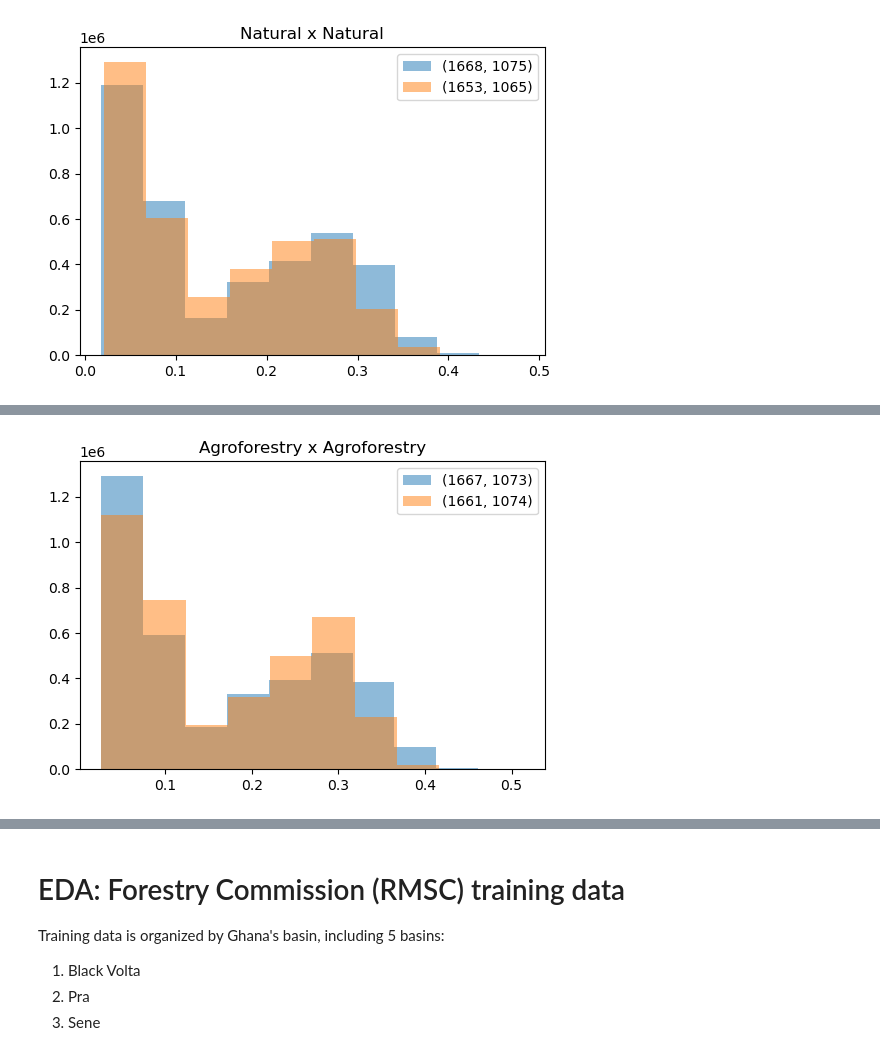
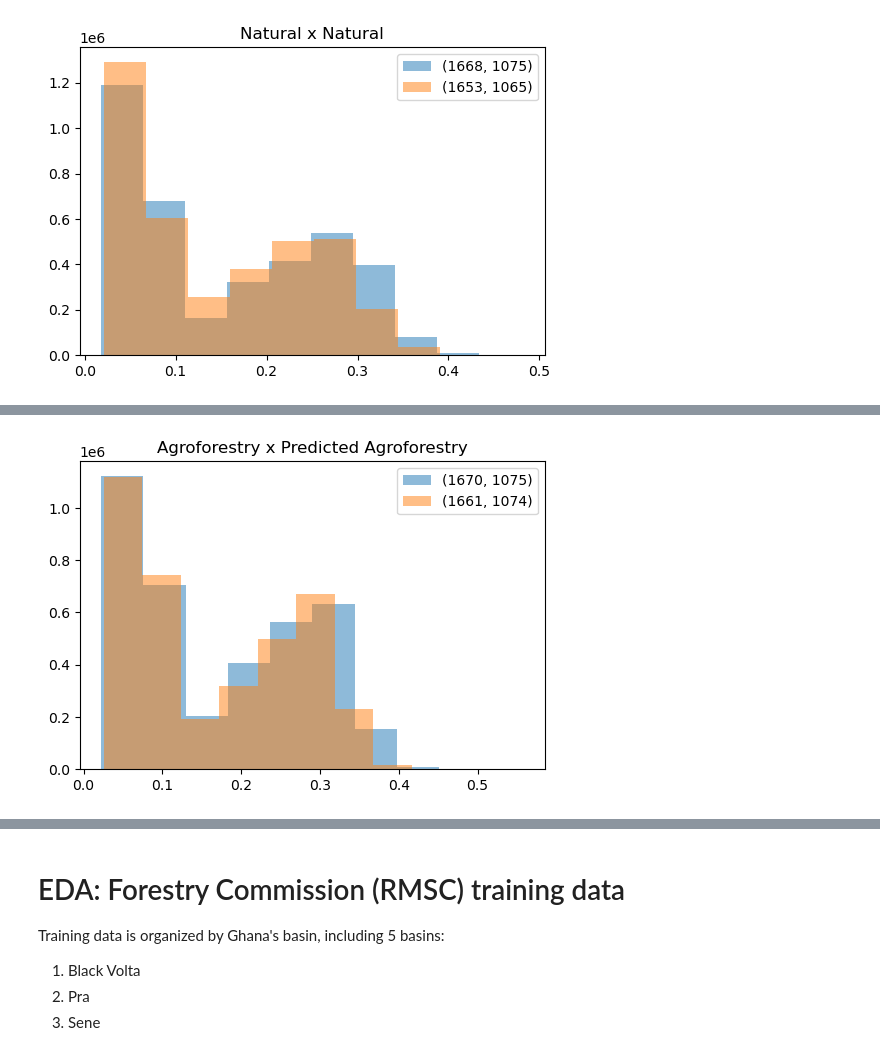
Before and after one commit to wri/plantation_classifier, a Jupyter notebook: notebooks/training_data_eda.ipynb, the cells around one changed output, grey strips where cells are left out. Drawn from its saved outputs; the diff is of its cells as text; code cells hidden in the pictures.

Commit message:
clean up histogram comps

```diff
--- a/notebooks/training_data_eda.ipynb
+++ b/notebooks/training_data_eda.ipynb
@@ -174,6 +177,6 @@ hist_comparison('ghana', (1668, 1075), (1653, 1065), 'Natural x Natural');
 # %%
 # the tile for abirem is agroforestry w some smallholder oil palm
 # the tile for pd_southeast is a natural forest misclassified as agroforestry
-hist_comparison('ghana', (1667, 1073), (1661, 1074), 'Agroforestry x Agroforestry');
+make.hist_compare_s2('ghana', (1668, 1075), (1661, 1074), 'Agroforestry x Predicted Agroforestry');
 # %% [output]
-[figure, old version]
+[figure, new version]
```
Also changed, not shown: parts of 8 cells of this notebook.
